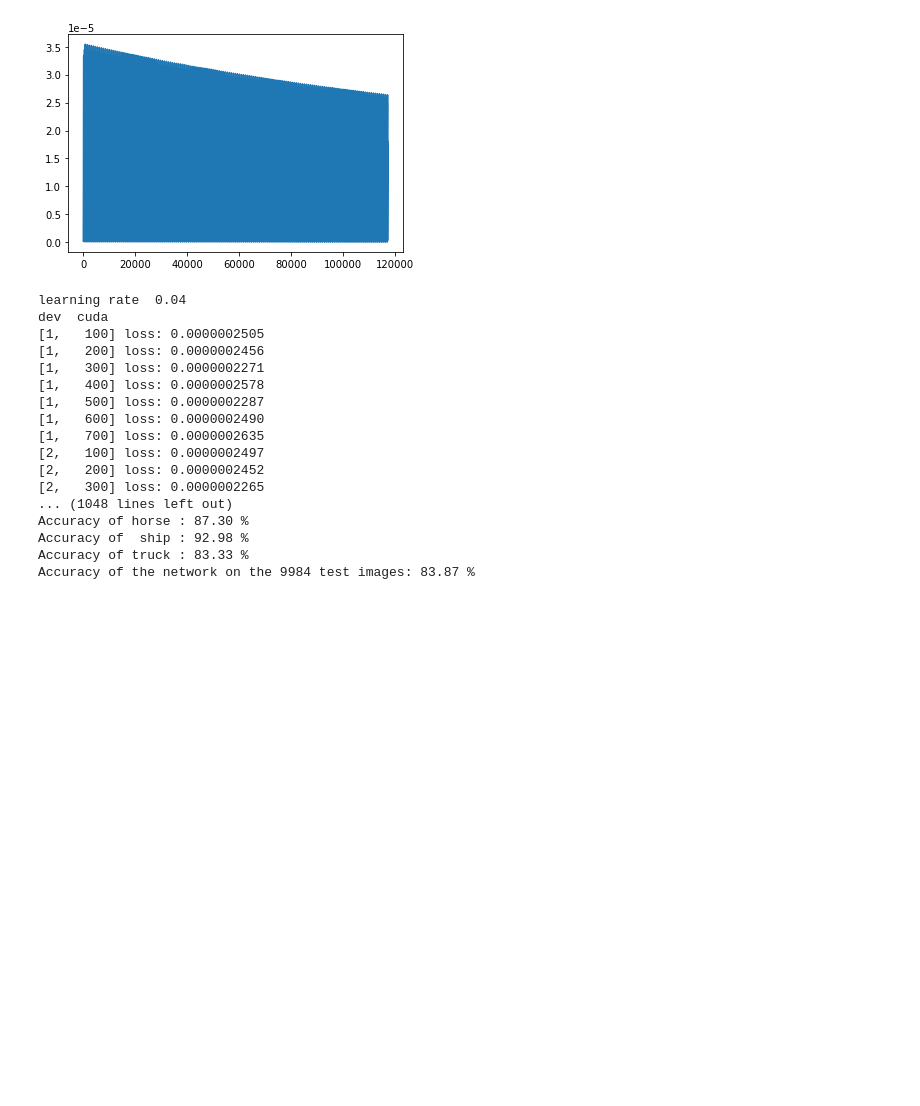
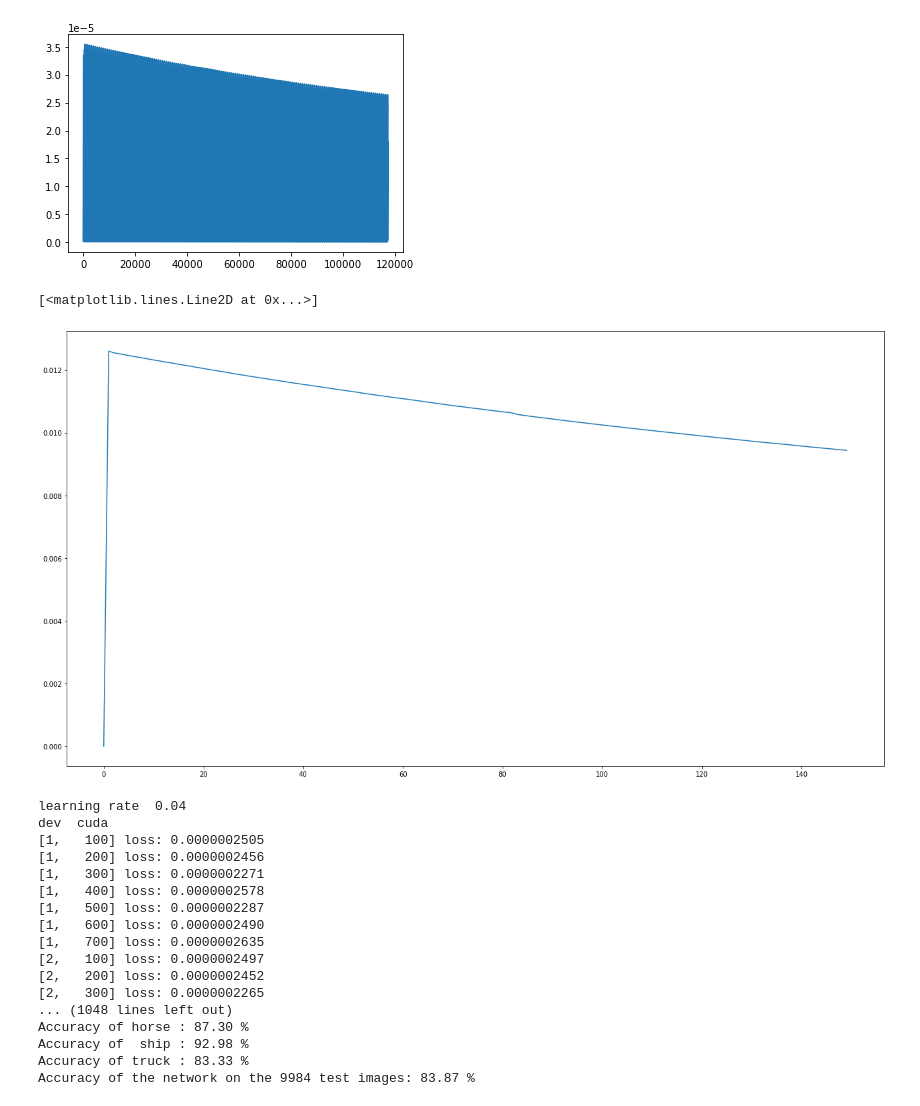
Before and after one commit to spShashankGit/Effects-of-CPU-and-GPU-architectures-on-the-accuracy-of-Neural-Networks, a Jupyter notebook: Code/VGG-11/Untitled.ipynb, the cells around one changed output. Cells and saved outputs as stored; diff of their text form; code cells hidden in the pictures; blank space fills up the shorter version.

```diff
--- a/Code/VGG-11/Untitled.ipynb
+++ b/Code/VGG-11/Untitled.ipynb
@@ -545,6 +584,19 @@ Accuracy of truck : 83.33 %
 Accuracy of the network on the 9984 test images: 83.84 %
 [<matplotlib.lines.Line2D at 0x...>]
 [figure]
+# %%
+avg3 = 0
+avgLossPerEpoch3 = []
+for i in range(len(pltdata3)):
+    avg3 = avg3 + pltdata3[i]
+    if(i%780==0):
+        avgLossPerEpoch3.append(avg3)
+        avg3 = 0
+plt.figure(figsize=(22, 12))
+plt.plot(avgLossPerEpoch3[0:150])
+# %% [output]
+[<matplotlib.lines.Line2D at 0x...>]
+[figure, added]
 # %%
 optimizer=useOptimizerFunction('SGD',learning_rate=0.04)
 pltdata4 = trainNetworkOnGPU(max_epoch_num, x_train_gpu,y_train_gpu,optimizer,criterion,device)
```
Also changed, not shown: parts of 33 cells of this notebook.
